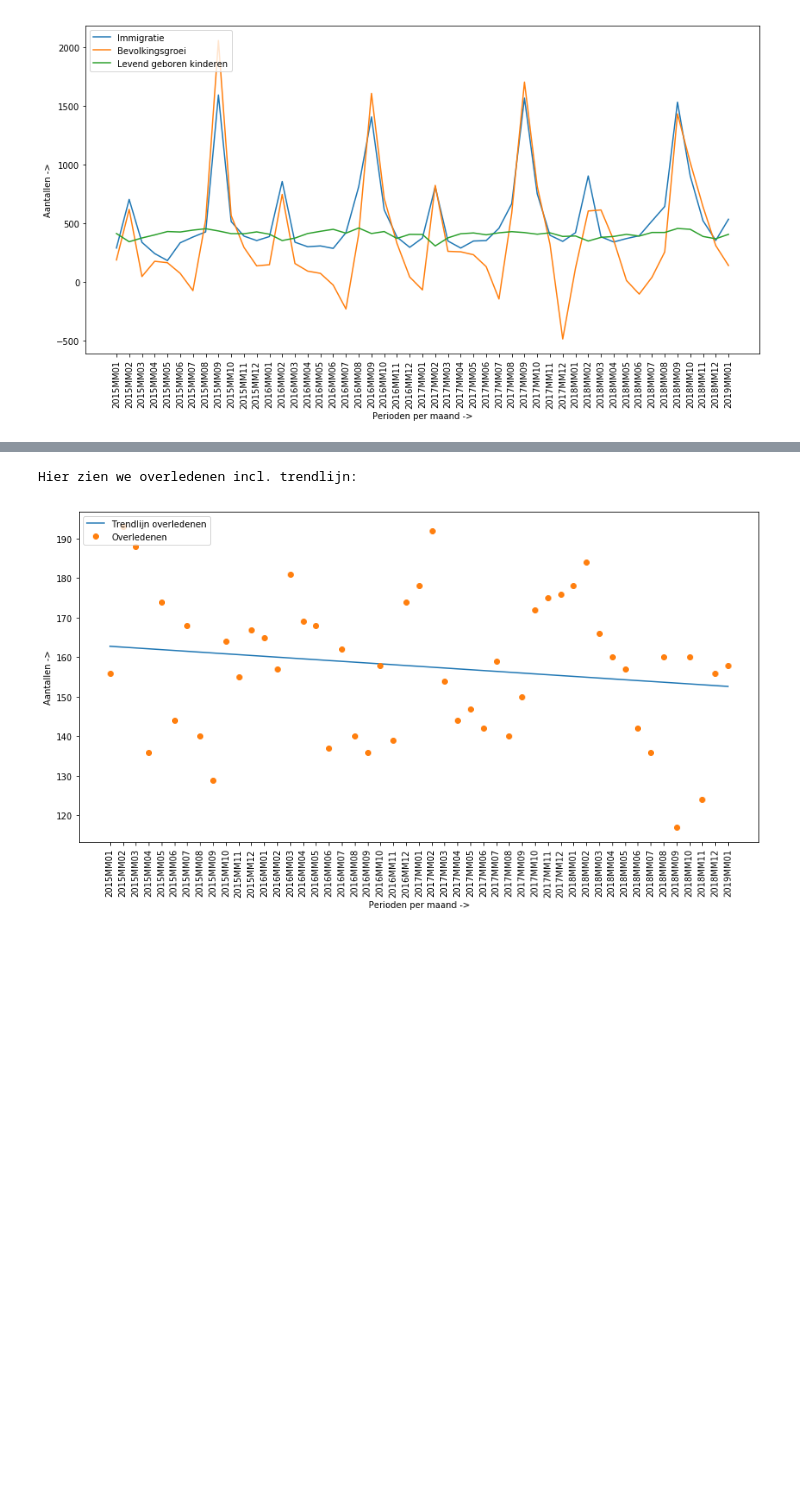
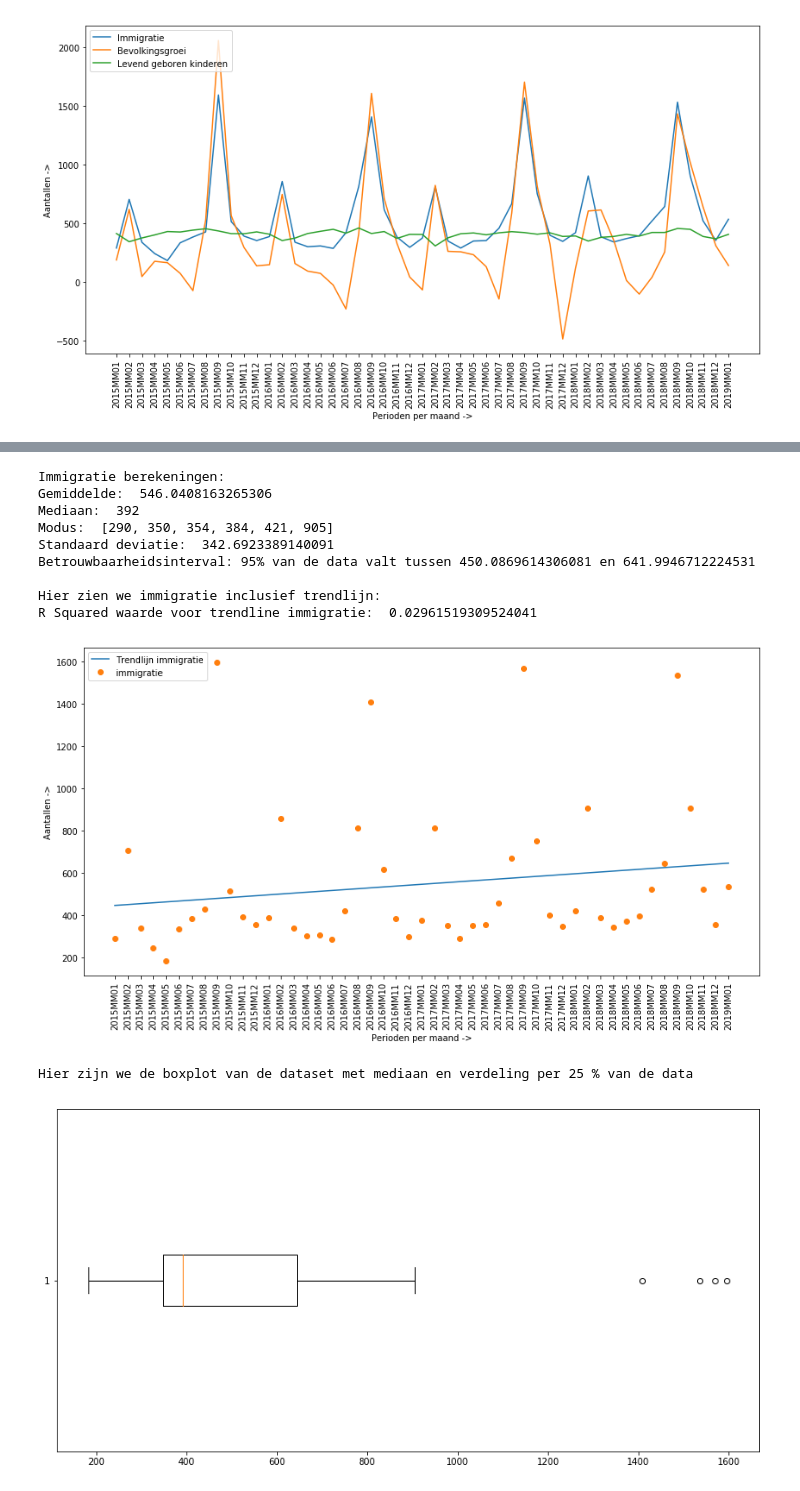
Before and after one commit to vlreinier/AC, a Jupyter notebook: Statistische analyse.ipynb, the cells around one changed output, grey strips where cells are left out. Saved outputs shown, nothing was run; the diff lists cells and outputs as text; code cells hidden in the pictures; blank space fills up the shorter version.

```diff
--- a/Statistische analyse.ipynb
+++ b/Statistische analyse.ipynb
@@ -164,0 +175,23 @@ def trendline(xs, ys):
+# %%
+# list subtraction product
+def list_subtraction(l1, l2): # list comrehension for list subtraction on same indices
+    return [l1[i] - l2[i] for i, x in enumerate(l1)] # return list with subtracted values
+
+
+def squared_error(ys, trendline):
+    # subtract original values from trendline values on index
+    subtraction_product = list_subtraction(trendline, ys)
+    # multiply previous subtraction_product values also on index
+    multiplication_product = list_multiplication(subtraction_product, subtraction_product)
+    # return sum of previous multiplication product list values
+    return sum(multiplication_product)
+
+
+def r_squared(ys, trendline):
+    # calculate squared error of trendline
+    squared_error_trendline = squared_error(ys, trendline)
+    # calculate squared error of ys (original values for time span/range)
+    meanline_ys = [mean(ys) for x in ys]
+    squared_error_ys = squared_error(ys, meanline_ys)
+    # return r squared value
+    return 1 - (squared_error_trendline / squared_error_ys)
@@ -296,12 +246,35 @@ Hier zien we bevolkingsgroei relatief incl. trendlijn:
-# %%
-plt.xlabel('Perioden per maand ->')
-plt.ylabel('Aantallen ->')
-plt.xticks(rotation=90)
-plt.plot(xr, trendline(x, overledenen), label='Trendlijn overledenen')
-plt.plot(xr, overledenen,'o', label='Overledenen')
-plt.legend(loc='upper left')
-print("\nHier zien we overledenen incl. trendlijn:")
-plt.show()
-# %% [output]
-Hier zien we overledenen incl. trendlijn:
-[figure, removed]
+# %%
+immigratie = data['Immigratie_6'][start:end]
+print("\nImmigratie berekeningen:")
+print("Gemiddelde: ",mean(immigratie))
+print("Mediaan: ", median(immigratie))
+print("Modus: ", mode(immigratie))
+print("Standaard deviatie: ", std(immigratie))
+print("Betrouwbaarheidsinterval: 95% van de data valt tussen " + str(cf_it(immigratie)[0]) + " en " + str(cf_it(immigratie)[1]))
+td = trendline(x, immigratie)
+
+plt.xlabel('Perioden per maand ->')
+plt.ylabel('Aantallen ->')
+plt.xticks(rotation=90)
+plt.plot(xr, td, label='Trendlijn immigratie')
+plt.plot(xr, immigratie,'o', label='immigratie')
+plt.legend(loc='upper left')
+print("\nHier zien we immigratie inclusief trendlijn:")
+print("R Squared waarde voor trendline immigratie: ", r_squared(immigratie, td))
+plt.show()
+print("Hier zijn we de boxplot van de dataset met mediaan en verdeling per 25 % van de data")
+plt.boxplot(immigratie, vert=False)
+plt.show()
+# %% [output]
+Immigratie berekeningen:
+Gemiddelde:  546.0408163265306
+Mediaan:  392
+Modus:  [290, 350, 354, 384, 421, 905]
+Standaard deviatie:  342.6923389140091
+Betrouwbaarheidsinterval: 95% van de data valt tussen 450.0869614306081 en 641.9946712224531
+
+Hier zien we immigratie inclusief trendlijn:
+R Squared waarde voor trendline immigratie:  0.02961519309524041
+[figure, added]
+Hier zijn we de boxplot van de dataset met mediaan en verdeling per 25 % van de data
+[figure, added]
```
Also changed, not shown: parts of 13 cells of this notebook.
